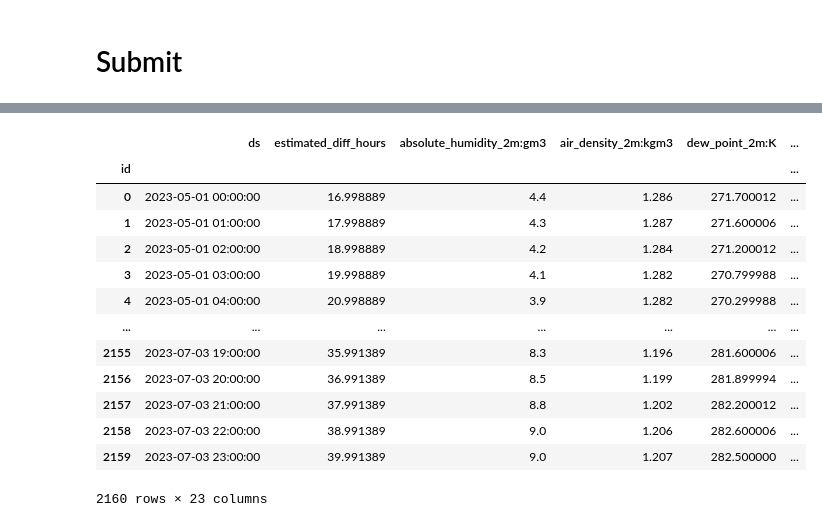
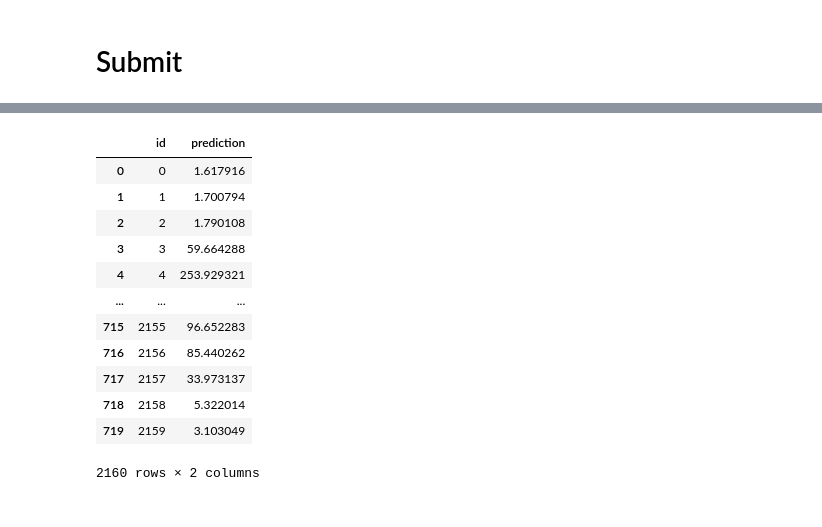
Before and after one commit to jorgensandhaug/TDT4173, a Jupyter notebook: autogluon_each_location.ipynb, the cells around one changed output, grey strips where cells are left out. Drawn from its saved outputs; the diff is of its cells as text; code cells hidden in the pictures.

```diff
--- a/autogluon_each_location.ipynb
+++ b/autogluon_each_location.ipynb
@@ -599,2 +449,12 @@ TabularPredictor saved. To load, use: predictor = TabularPredictor.load("Autoglu
 # %% [markdown]
 # Submit
+# %%
+import pandas as pd
+import matplotlib.pyplot as plt
+
+train_data_with_dates = TabularDataset('X_train_raw.csv')
+train_data_with_dates["ds"] = pd.to_datetime(train_data_with_dates["ds"])
+
+test_data = TabularDataset('X_test_raw.csv')
+test_data["ds"] = pd.to_datetime(test_data["ds"])
+#test_data
@@ -601,7 +477,7 @@ TabularPredictor saved. To load, use: predictor = TabularPredictor.load("Autoglu
 # %%
+test_ids = TabularDataset('test.csv')
+test_ids["time"] = pd.to_datetime(test_ids["time"])
+# merge test_data with test_ids
+test_data_merged = pd.merge(test_data, test_ids, how="inner", right_on=["time", "location"], left_on=["ds", "location"])
 
-test_ids = TabularDataset('test.csv')
-# merge test_data with test_ids
-test_data = pd.merge(test_data, test_ids, how="inner", right_on=["time", "location"], left_on=["ds", "location"])
-
-test_data
+#test_data_merged
@@ -608,9 +498,0 @@ test_data
-# %%
-import pandas as pd
-import matplotlib.pyplot as plt
-
-# Assuming X_test and model are already defined
-# Assuming 'time' is also a datetime64[ns] column in X_test
-
-
-test_data = TabularDataset('X_test_feature_engineered.csv')
@@ -673,11 +506,8 @@ location_map = {
 }
 for loc, group in test_data.groupby('location'):
     i = location_map[loc]
-    subset = test_data[test_data["location"] == loc].reset_index(drop=True)
+    subset = test_data_merged[test_data_merged["location"] == loc].reset_index(drop=True)
     #print(subset)
     pred = predictors[i].predict(subset)
     subset["prediction"] = pred
     predictions.append(subset)
-
-
-predictions[1]
@@ -698,23 +530,22 @@ predictions[1]
 # %%
 # concatenate predictions
-predictions = pd.concat(predictions)
-predictions.index = predictions["id"]
-predictions
+submissions_df = pd.concat(predictions)
+submissions_df = submissions_df[["id", "prediction"]]
+submissions_df
 # %% [output]
-|  | ds | estimated_diff_hours | absolute_humidity_2m:gm3 | air_density_2m:kgm3 | dew_point_2m:K | ... |
-| id |  |  |  |  |  | ... |
-| 0 | 2023-05-01 00:00:00 | 16.998889 | 4.4 | 1.286 | 271.700012 | ... |
-| 1 | 2023-05-01 01:00:00 | 17.998889 | 4.3 | 1.287 | 271.600006 | ... |
-| 2 | 2023-05-01 02:00:00 | 18.998889 | 4.2 | 1.284 | 271.200012 | ... |
-| 3 | 2023-05-01 03:00:00 | 19.998889 | 4.1 | 1.282 | 270.799988 | ... |
-| 4 | 2023-05-01 04:00:00 | 20.998889 | 3.9 | 1.282 | 270.299988 | ... |
-| ... | ... | ... | ... | ... | ... | ... |
-| 2155 | 2023-07-03 19:00:00 | 35.991389 | 8.3 | 1.196 | 281.600006 | ... |
-| 2156 | 2023-07-03 20:00:00 | 36.991389 | 8.5 | 1.199 | 281.899994 | ... |
-| 2157 | 2023-07-03 21:00:00 | 37.991389 | 8.8 | 1.202 | 282.200012 | ... |
-| 2158 | 2023-07-03 22:00:00 | 38.991389 | 9.0 | 1.206 | 282.600006 | ... |
-| 2159 | 2023-07-03 23:00:00 | 39.991389 | 9.0 | 1.207 | 282.500000 | ... |
+|  | id | prediction |
+| 0 | 0 | 1.617916 |
+| 1 | 1 | 1.700794 |
+| 2 | 2 | 1.790108 |
+| 3 | 3 | 59.664288 |
+| 4 | 4 | 253.929321 |
+| ... | ... | ... |
+| 715 | 2155 | 96.652283 |
+| 716 | 2156 | 85.440262 |
+| 717 | 2157 | 33.973137 |
+| 718 | 2158 | 5.322014 |
+| 719 | 2159 | 3.103049 |
-2160 rows × 23 columns
+2160 rows × 2 columns
 # %%
 
 
```
Also changed, not shown: parts of 16 cells of this notebook, 7 other files.
